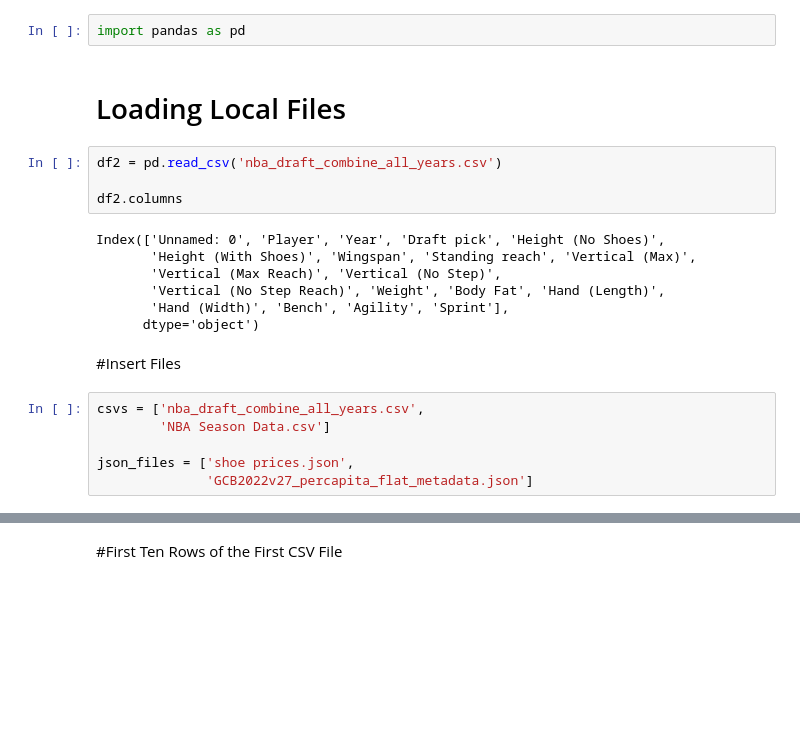
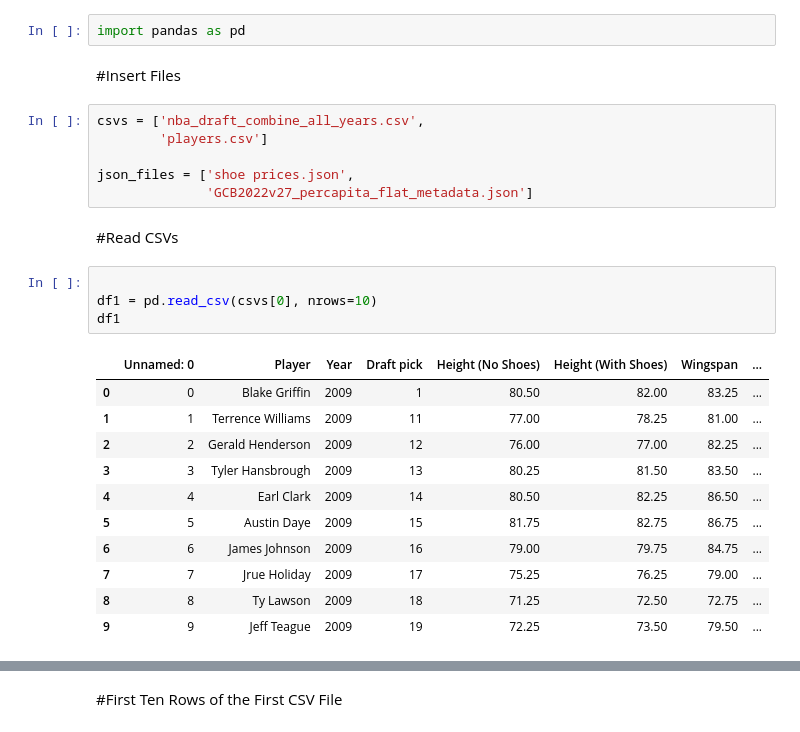
Before and after one commit to Xaviera8/datasci_1_loading, a Jupyter notebook: HHA507CLASS1.ipynb, the cells around one changed output, grey strips where cells are left out. Saved outputs shown, nothing was run; the diff lists cells and outputs as text; blank space fills up the shorter version.

```diff
--- a/HHA507CLASS1.ipynb
+++ b/HHA507CLASS1.ipynb
@@ -33,23 +35,28 @@ Instructions:
 # %%
 import pandas as pd
-# %% [markdown]
-# Loading Local Files
-# %%
-df2 = pd.read_csv('nba_draft_combine_all_years.csv')
-
-df2.columns
-# %% [output]
-Index(['Unnamed: 0', 'Player', 'Year', 'Draft pick', 'Height (No Shoes)',
-       'Height (With Shoes)', 'Wingspan', 'Standing reach', 'Vertical (Max)',
-       'Vertical (Max Reach)', 'Vertical (No Step)',
-       'Vertical (No Step Reach)', 'Weight', 'Body Fat', 'Hand (Length)',
-       'Hand (Width)', 'Bench', 'Agility', 'Sprint'],
-      dtype='object')
 # %% [markdown]
 #Insert Files
 # %%
 csvs = ['nba_draft_combine_all_years.csv',
-        'NBA Season Data.csv']
+        'players.csv']
 
 json_files = ['shoe prices.json',
               'GCB2022v27_percapita_flat_metadata.json']
+# %% [markdown]
+#Read CSVs
+# %%
+
+df1 = pd.read_csv(csvs[0], nrows=10)
+df1
+# %% [output]
+|  | Unnamed: 0 | Player | Year | Draft pick | Height (No Shoes) | Height (With Shoes) | Wingspan | ... |
+| 0 | 0 | Blake Griffin | 2009 | 1 | 80.50 | 82.00 | 83.25 | ... |
+| 1 | 1 | Terrence Williams | 2009 | 11 | 77.00 | 78.25 | 81.00 | ... |
+| 2 | 2 | Gerald Henderson | 2009 | 12 | 76.00 | 77.00 | 82.25 | ... |
+| 3 | 3 | Tyler Hansbrough | 2009 | 13 | 80.25 | 81.50 | 83.50 | ... |
+| 4 | 4 | Earl Clark | 2009 | 14 | 80.50 | 82.25 | 86.50 | ... |
+| 5 | 5 | Austin Daye | 2009 | 15 | 81.75 | 82.75 | 86.75 | ... |
+| 6 | 6 | James Johnson | 2009 | 16 | 79.00 | 79.75 | 84.75 | ... |
+| 7 | 7 | Jrue Holiday | 2009 | 17 | 75.25 | 76.25 | 79.00 | ... |
+| 8 | 8 | Ty Lawson | 2009 | 18 | 71.25 | 72.50 | 72.75 | ... |
+| 9 | 9 | Jeff Teague | 2009 | 19 | 72.25 | 73.50 | 79.50 | ... |
```
Also changed, not shown: parts of 4 cells of this notebook.
